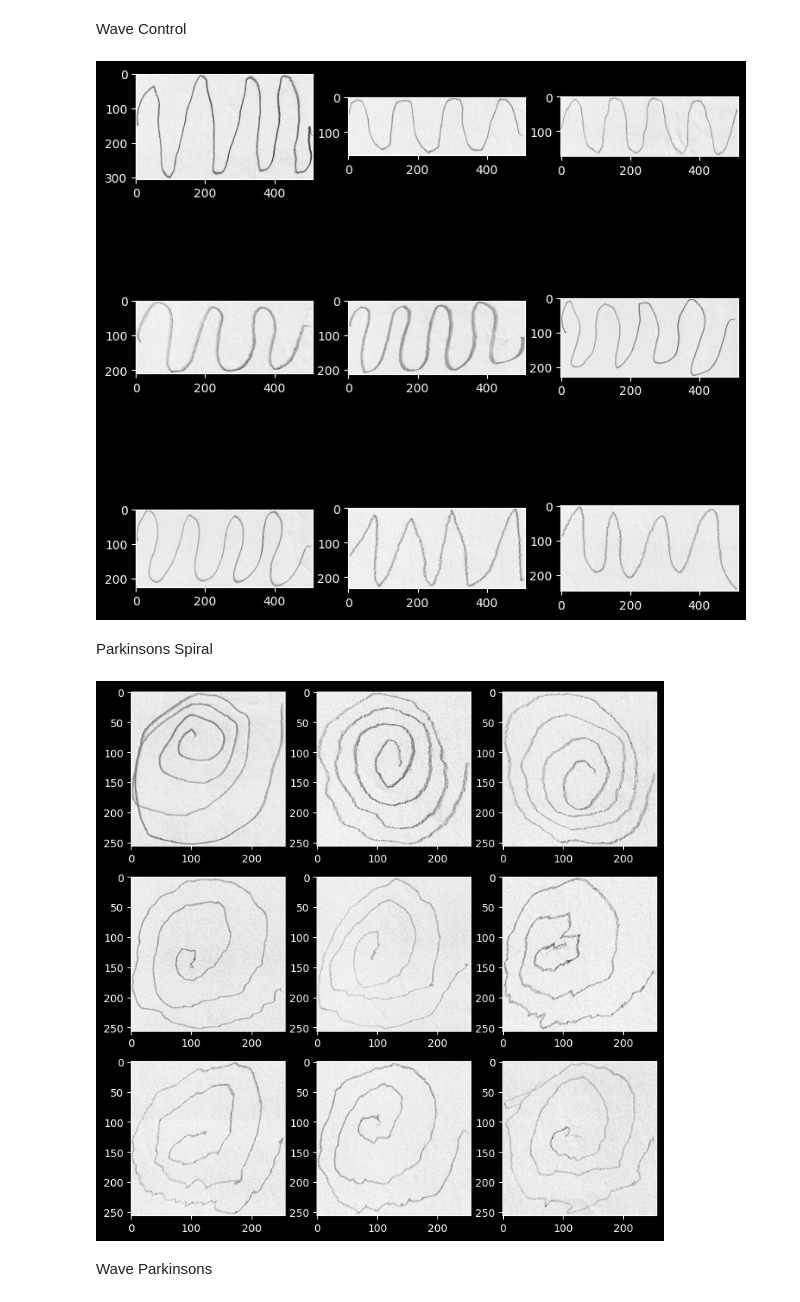
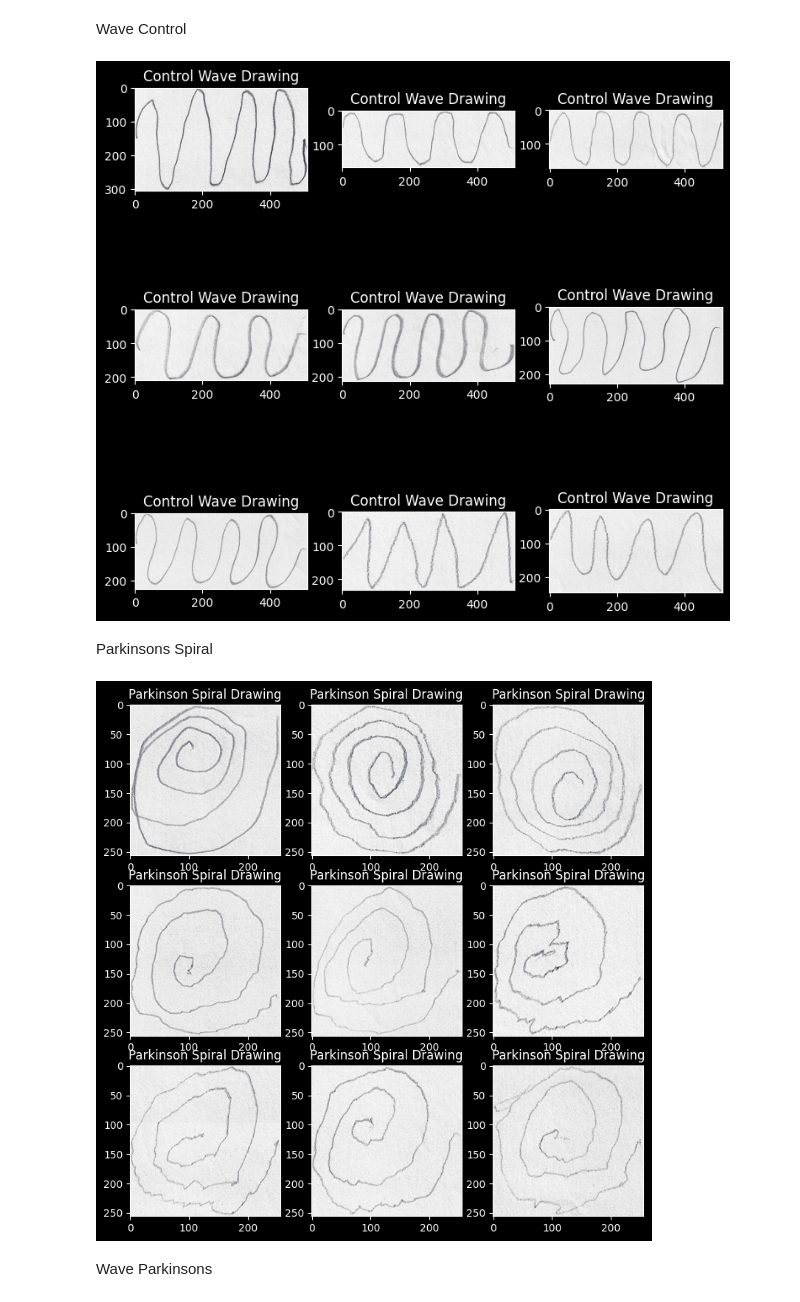
Before and after one commit to jwwils/Parkinsons_Data, a Jupyter notebook: Data Exploration.ipynb, the cells around one changed output. Saved outputs shown, nothing was run; the diff lists cells and outputs as text; code cells hidden in the pictures.

```diff
--- a/Data Exploration.ipynb
+++ b/Data Exploration.ipynb
@@ -13,6 +13,7 @@ for i in range(1, 10, 1):
     plt.subplot(3,3,i)
     img = load_img("../Parkinsons_Data/spiral/training/healthy/"+
                   os.listdir("../Parkinsons_Data/spiral/training/healthy/")[i])
+    plt.title("Control Spiral Drawing")
     plt.imshow(img)
 plt.show()
 # %% [output]
@@ -25,22 +26,24 @@ for i in range(1, 10, 1):
     plt.subplot(3,3,i)
     img = load_img("../Parkinsons_Data/wave/training/healthy/"+
                   os.listdir("../Parkinsons_Data/wave/training/healthy/")[i])
+    plt.title("Control Wave Drawing")
     plt.imshow(img)
 plt.show()
 # %% [output]
-[figure, old version]
+[figure, new version]
 # %% [markdown]
 Parkinsons Spiral
 # %%
 plt.figure(figsize= (9,9))
 for i in range(1, 10, 1):
     plt.subplot(3,3,i)
     img = load_img("../Parkinsons_Data/spiral/training/parkinson/"+
                   os.listdir("../Parkinsons_Data/spiral/training/parkinson/")[i])
+    plt.title("Parkinson Spiral Drawing")
     plt.imshow(img)
 plt.show()
 # %% [output]
-[figure, old version]
+[figure, new version]
 # %% [markdown]
 Wave Parkinsons
 # %%
```
Also changed, not shown: parts of 4 cells of this notebook.
